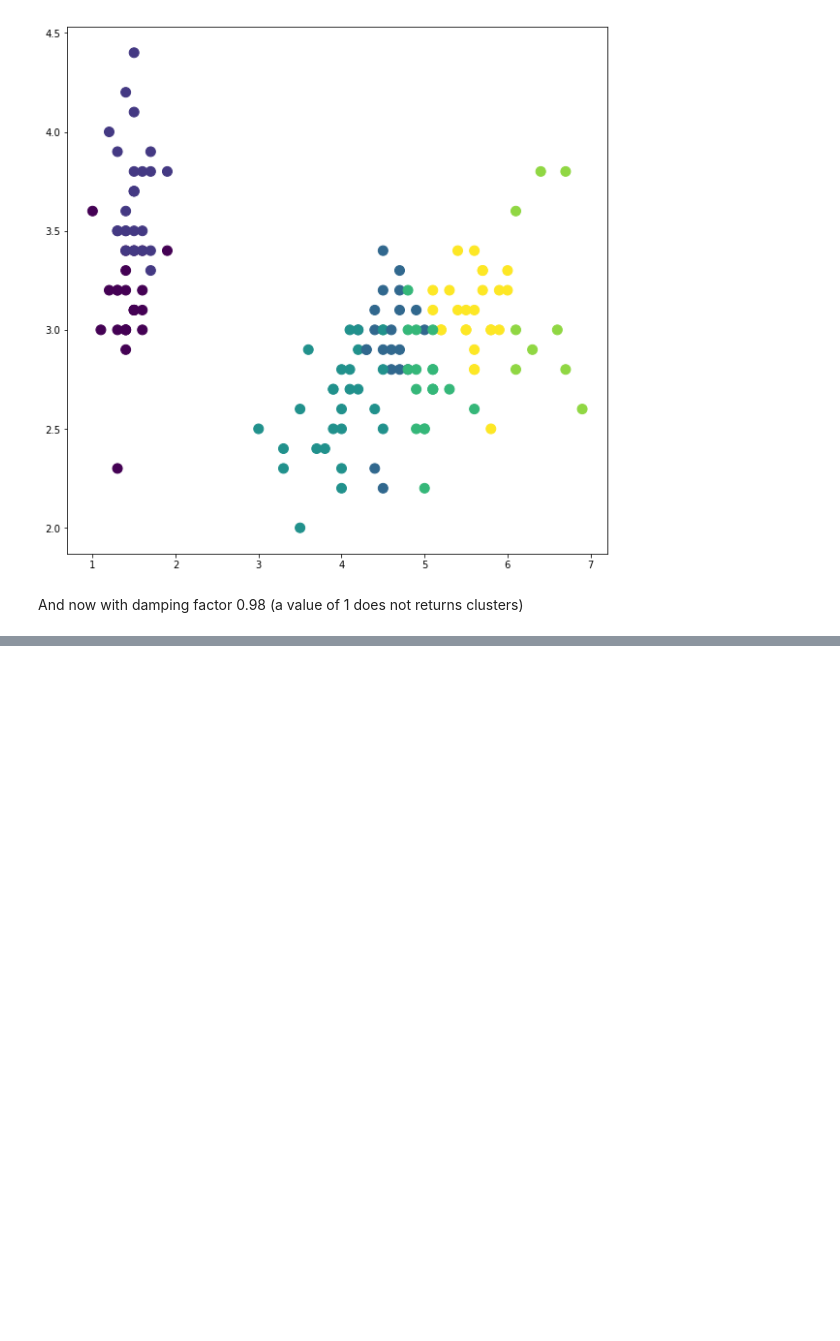
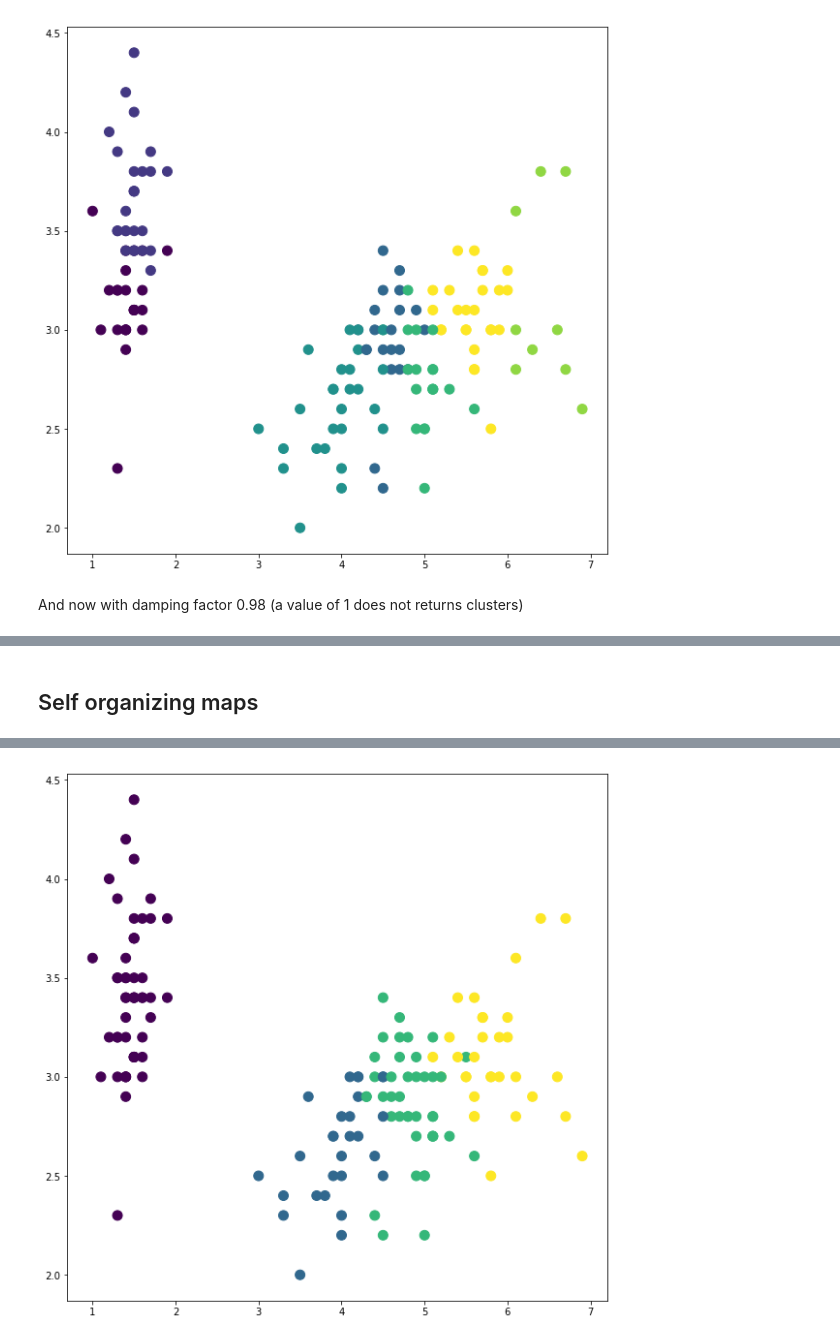
Before and after one commit to bejar/URLNotebooks, a Jupyter notebook: Notebooks/09OtherClustering.ipynb, the cells around one changed output, grey strips where cells are left out. Saved outputs shown, nothing was run; the diff lists cells and outputs as text; code cells hidden in the pictures; blank space fills up the shorter version.

```diff
--- a/Notebooks/09OtherClustering.ipynb
+++ b/Notebooks/09OtherClustering.ipynb
@@ -100,3 +101,14 @@ Wall time: 11 µs
 Clusters= 4
 AMI= 0.675319358195
 [figure]
+# %% [markdown]
+## Self organizing maps
+# %%
+somsc_instance = somsc(iris['data'], 4, epouch=100);
+%time somsc_instance.process();
+clusters = somsc_instance.get_clusters()
+labels =  [l for _, l in sorted([(c, i) for i, cl in enumerate(clusters) for c in cl])]
+print("AMI=",adjusted_mutual_info_score(iris['target'], labels))
+plt.figure(figsize=(10,10))
+plt.scatter(iris['data'][:, 2], iris['data'][:, 1], c=labels, s=100);
+# %% [output]
@@ -102,0 +118 @@ AMI= 0.675319358195
+[figure, added]
```
Also changed, not shown: parts of 6 cells of this notebook, 1 other file.
